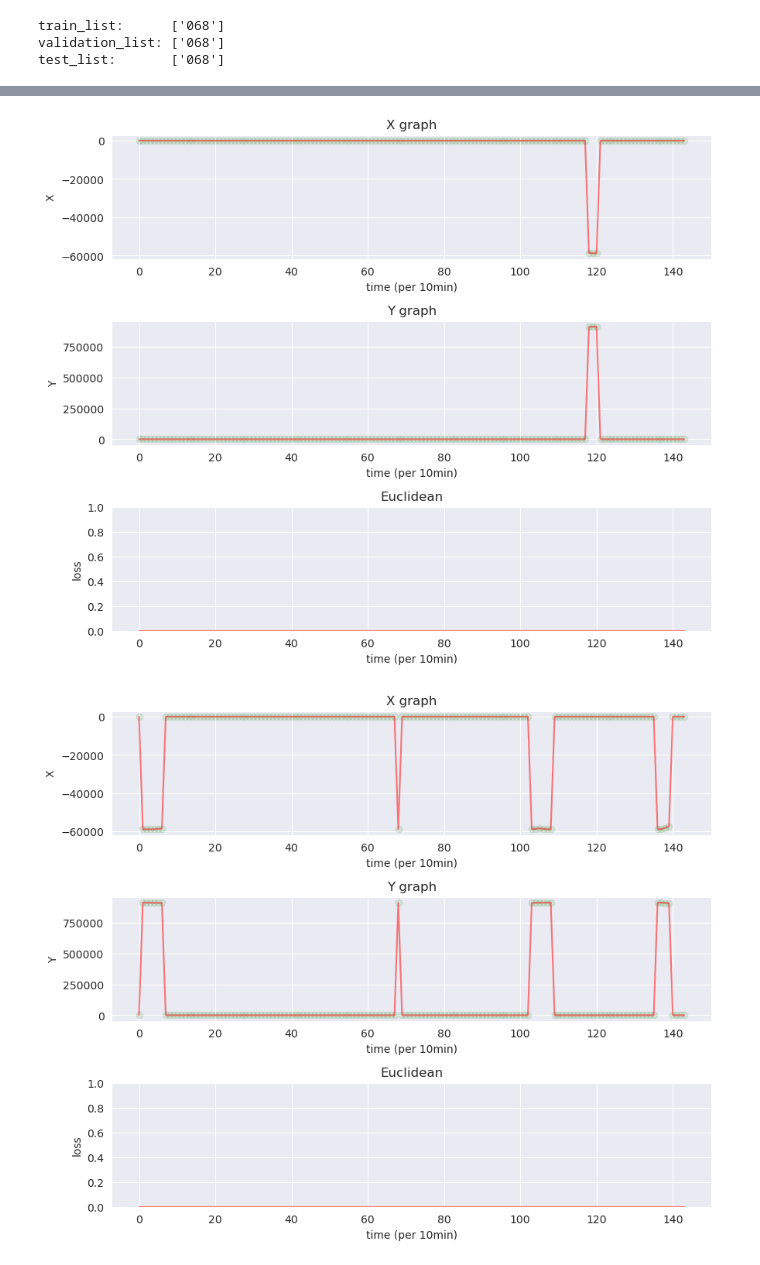
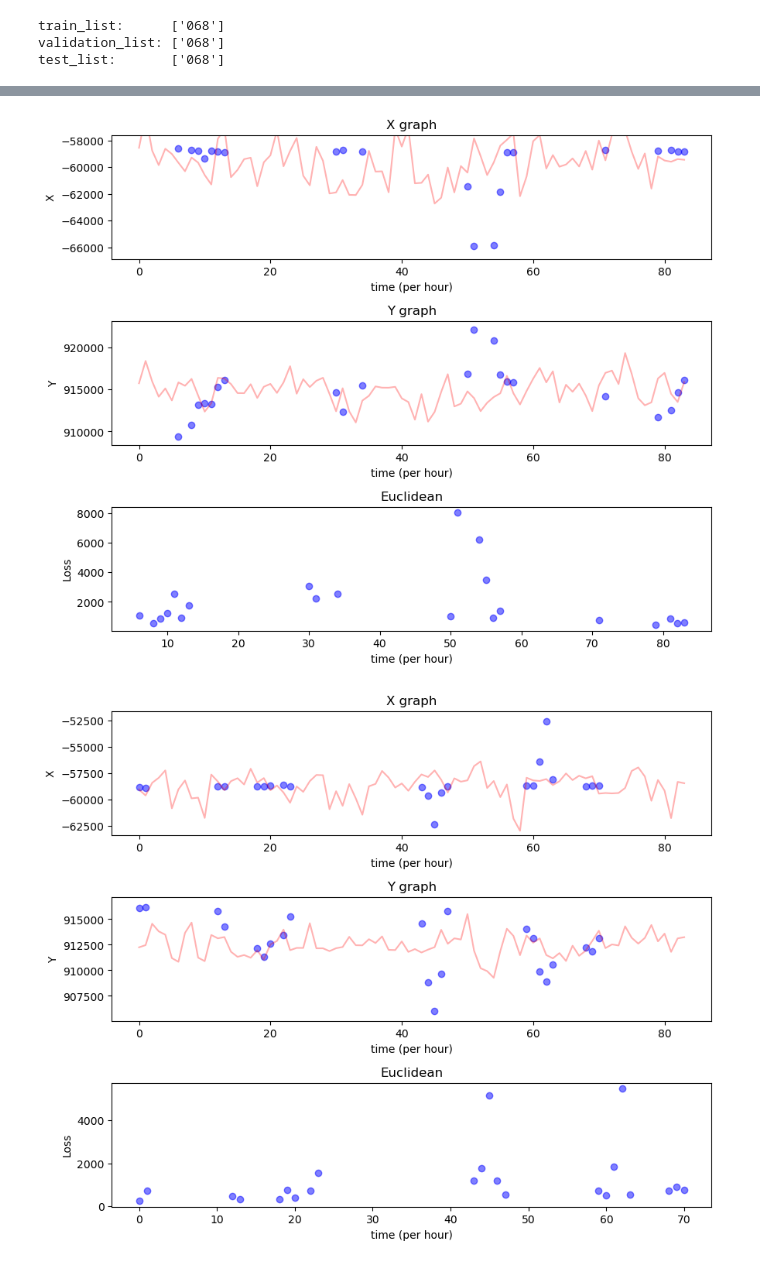
Before and after one commit to shkoma/geolife_timehetnet, a Jupyter notebook: test.ipynb, the cells around one changed output, grey strips where cells are left out. Cells and saved outputs as stored; diff of their text form; code cells hidden in the pictures.

Commit message:
modify real prediction graph of mlp

```diff
--- a/test.ipynb
+++ b/test.ipynb
@@ -4,7 +4,7 @@ from torch_mlp import MLP
 from torch_segment_dataset import SegmentDataset
 
 writer_dir_name = 'data/geolife/runs'
-log_dir_name = '[segment_time-hetnet]_20240314-093855'
+log_dir_name = '[segment_mlp]_20240315-203227'
 log_folder = writer_dir_name + '/' + log_dir_name
 best_model_path = log_folder + '/best_model.pth'
 # best_model_path = log_folder + '/best_train_model.pth'
@@ -170,74 +170,61 @@ def metricEuclidean(y_true, y_pred):
     return (row + col)** 0.5
 
 with torch.no_grad():
+    MASK = 0
+    X = 1
+    Y = 2
+    time = np.arange(y_timestep)
+    print(f"time len: {len(time)}")
+    print(f"test_dataloader: {len(test_dataloader.dataset)}")
     for idx, test_data in enumerate(test_dataloader, 0):
         test_X, test_y = test_data
-
-        class_probs = []
-        class_label = []
-        que_x_list = []
-        loss_list = []
+        test_y_mask = (test_y[:, :, MASK] == 1)
 
         # mlp
         output = best_model(test_X)
-        que_x_list.append(test_X[:, -y_timestep:, -5])
+        output = torch.concat([torch.unsqueeze(test_y[:,:,MASK], -1), output], axis=-1)
+
         criterion = metricEuclidean
 
-        # class_probs.append(output.type(torch.int64))
-        class_probs.append(output)
-        class_label.append(test_y)
-
         loss = criterion(test_y, output)
-        test_loss = torch.unsqueeze(loss, -1)
-
-        test_probs = torch.cat(class_probs).to(device)
-        test_label = torch.cat(class_label).to(device)
-        test_que_x = torch.cat(que_x_list).to(device)
 
         if idx % 100 != 1:
             continue
 
-        for batch_id in range(test_label.shape[0]):
-            df = pd.DataFrame(data=test_que_x[batch_id], columns=['Time'])
-            df_norm = MinMaxScaler().fit_transform(df)
+        padding = 1000
+        for batch_id in range(test_y.shape[0]-1):
+            if test_y[batch_id, test_y_mask[batch_id], X].shape[0] <= 0:
+                break
 
             plt.figure(figsize=(10, 8))
+            # 3row, 1col
             plt.subplot(3, 1, 1)
-            #
+
             plt.title('X graph')
-            # plt.ylim(0, 10)
+            ymax, _ = torch.max(test_y[batch_id, test_y_mask[batch_id], X], dim=-1)
+            ymin, _ = torch.min(test_y[batch_id, test_y_mask[batch_id], X], dim=-1)
+            plt.ylim(ymin - padding, ymax + padding)
             # plt.axis([xmin, xmax, ymin, ymax])
-            # plt.scatter(df_norm, test_label[user_idx][test_idx][:, 0] , color='r', alpha=0.5)
-            # plt.scatter(df_norm, test_probs[user_idx][test_idx][:, 0], color='g', alpha=0.3)
-            plt.plot(test_label[batch_id][:, 0] , color='r', alpha=0.5)
-            # plt.plot(test_probs[batch_id][:, 0], color='g', alpha=0.3)
-            plt.scatter(time, test_probs[batch_id][:, 0], color='g', alpha=0.1)
-            plt.xlabel('time (per 10min)')
+            plt.plot(time, output[batch_id, :, X] , color='r', alpha=0.3)
+            plt.scatter(time[test_y_mask[batch_id]], test_y[batch_id, test_y_mask[batch_id], X], color='b', alpha = 0.5)
+            plt.xlabel('time (per hour)')
             plt.ylabel('X')
 
-            # fig_col = plt.figure(figsize=(5, 3))
             plt.subplot(3, 1, 2)
             plt.title('Y graph')
-            # plt.ylim(0, 10)
-            # plt.scatter(df_norm, test_label[user_idx][test_idx][:, 1] , color='r', alpha=0.5)
-            # plt.scatter(df_norm, test_probs[user_idx][test_idx][:, 1], color='g', alpha=0.3)
-            time = np.arange(0, 144)
-            plt.plot(test_label[batch_id][:, 1] , color='r', alpha=0.5)
-            plt.scatter(time, test_probs[batch_id][:, 1], color='g', alpha=0.1)
-            plt.xlabel('time (per 10min)')
+            ymax = test_y[batch_id, test_y_mask[batch_id], Y].max()
+            ymin = test_y[batch_id, test_y_mask[batch_id], Y].min()
+            plt.ylim(ymin - padding, ymax + padding)
+            plt.plot(time, output[batch_id, :, Y] , color='r', alpha=0.3)
+            plt.scatter(time[test_y_mask[batch_id]], test_y[batch_id, test_y_mask[batch_id], Y], color='b', alpha = 0.5)
+            plt.xlabel('time (per hour)')
             plt.ylabel('Y')
-            # plt.show()
 
             plt.subplot(3, 1, 3)
-            # # plt.axis([xmin, xmax, ymin, ymax])
-            # # plt.axis([0, 1, 0, 1])
-            plt.ylim(0, 1)
             plt.title('Euclidean')
-            plt.plot((test_loss[batch_id][:, 0]) , color='r', alpha=0.5)
-            # plt.scatter(df_norm, (test_loss[batch_id][:, 0]) , color='r', alpha=0.5)
-            plt.xlabel('time (per 10min)')
-            plt.ylabel('loss')
-            # plt.subplots(constrained_layout=True)
+            plt.scatter(time[test_y_mask[batch_id]], loss[batch_id, test_y_mask[batch_id]], color='b', alpha = 0.5)
+            plt.xlabel('time (per hour)')
+            plt.ylabel('Loss')
 
             plt.subplots_adjust(bottom=0.1, top=0.9, hspace=0.5)
 # %% [output]
@@ -244,2 +233,2 @@ with torch.no_grad():
-[figure, old version]
+[figure, new version]
-[figure, old version]
+[figure, new version]
```
Also changed, not shown: parts of 5 cells of this notebook, 3 other files.
